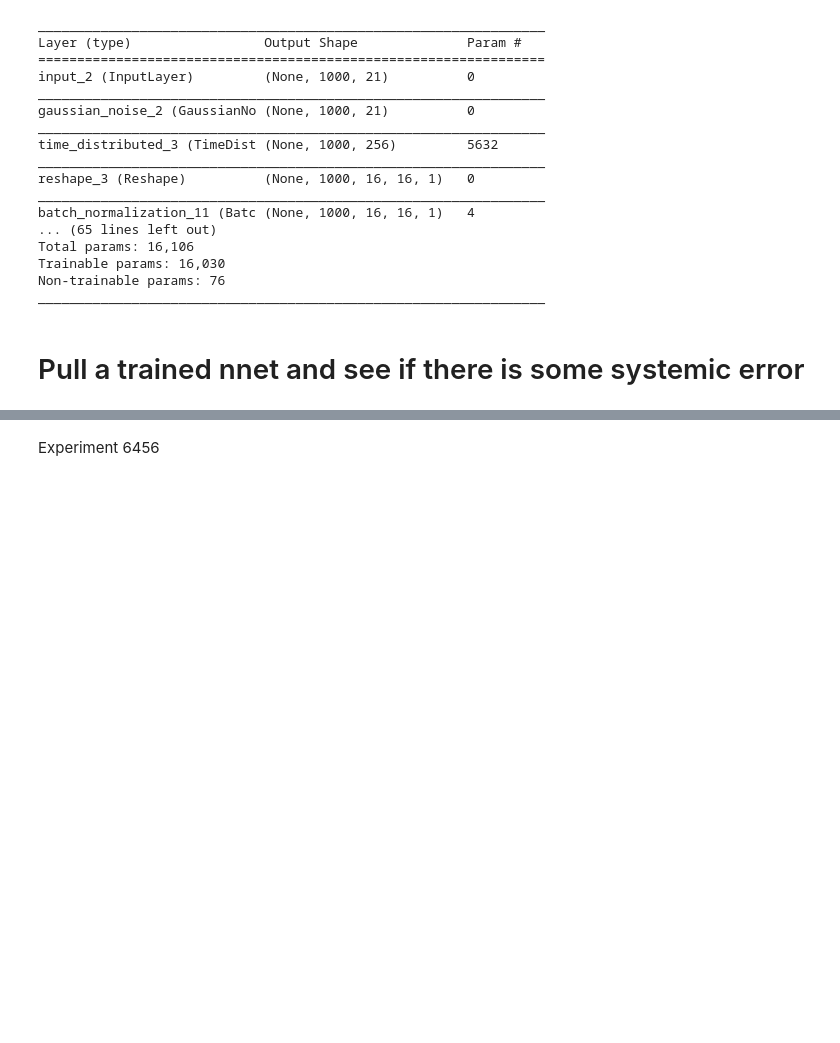
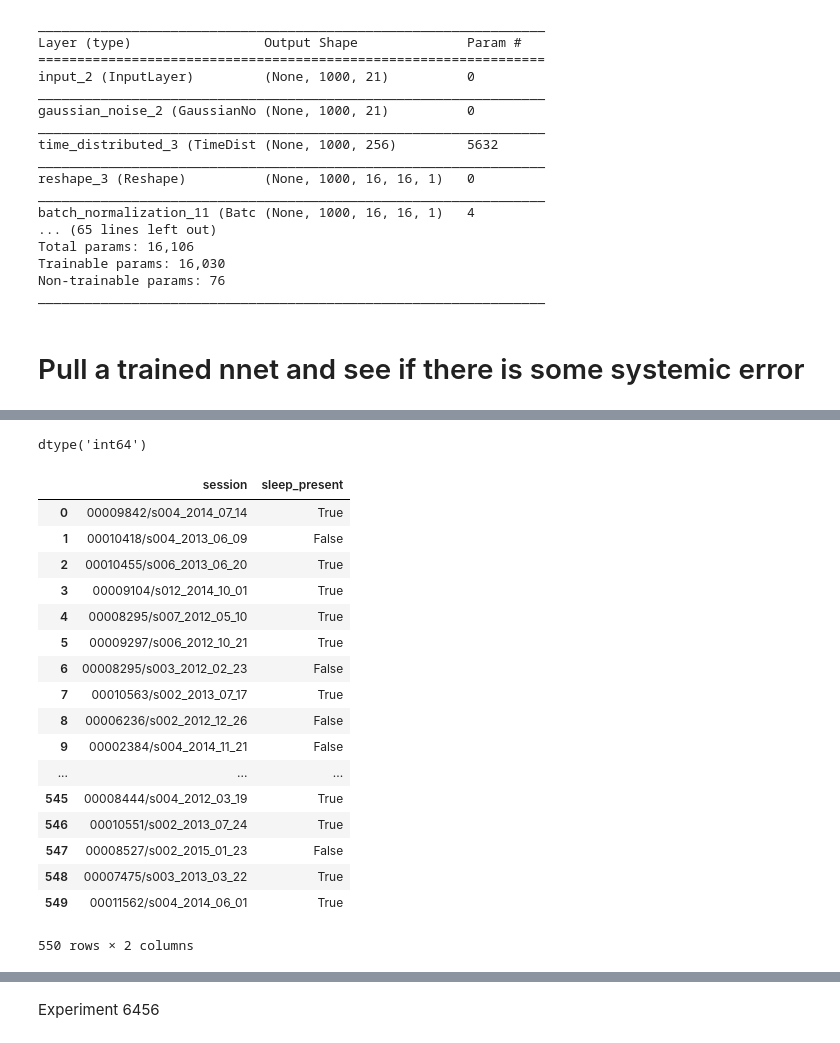
Before and after one commit to Saqibm128/eeg-tasks, a Jupyter notebook: notebooks/Seizure CNN Exploration.ipynb, the cells around one changed output, grey strips where cells are left out. Cells and saved outputs as stored; diff of their text form; code cells hidden in the pictures; blank space fills up the shorter version.

```diff
--- a/notebooks/Seizure CNN Exploration.ipynb
+++ b/notebooks/Seizure CNN Exploration.ipynb
@@ -2000,0 +2195,2 @@ _________________________________________________________________
+# %%
+all_sessions = list(set(train_session_labels))
@@ -2000,0 +2217,2 @@ _________________________________________________________________
+# %%
+clinical_note_paths = ["/home/ms994/v1.5.0/edf/train/01_tcp_ar/{}/{}/{}_{}.txt".format(session_path[3:6], session_path, session_path[:8], session_path[9:13],) for session_path in all_sessions]
@@ -2000,0 +2244,4 @@ _________________________________________________________________
+# %%
+sleep_present = ["sleep" in read.get_all_clinical_notes(clinical_note_path, False).lower() for clinical_note_path in clinical_note_paths]
+# %%
+sleep_present = pd.DataFrame([sleep_present, all_sessions], index=["sleep_present", "session"]).T
@@ -2000,0 +2250,25 @@ _________________________________________________________________
+# %%
+sleep_present.index.dtype
+# %% [output]
+dtype('int64')
+# %%
+sleep_present.set_index("session").reset_index()
+# %% [output]
+|  | session | sleep_present |
+| 0 | 00009842/s004_2014_07_14 | True |
+| 1 | 00010418/s004_2013_06_09 | False |
+| 2 | 00010455/s006_2013_06_20 | True |
+| 3 | 00009104/s012_2014_10_01 | True |
+| 4 | 00008295/s007_2012_05_10 | True |
+| 5 | 00009297/s006_2012_10_21 | True |
+| 6 | 00008295/s003_2012_02_23 | False |
+| 7 | 00010563/s002_2013_07_17 | True |
+| 8 | 00006236/s002_2012_12_26 | False |
+| 9 | 00002384/s004_2014_11_21 | False |
+| ... | ... | ... |
+| 545 | 00008444/s004_2012_03_19 | True |
+| 546 | 00010551/s002_2013_07_24 | True |
+| 547 | 00008527/s002_2015_01_23 | False |
+| 548 | 00007475/s003_2013_03_22 | True |
+| 549 | 00011562/s004_2014_06_01 | True |
+550 rows × 2 columns
```
Also changed, not shown: parts of 59 cells of this notebook, 4 other files.
